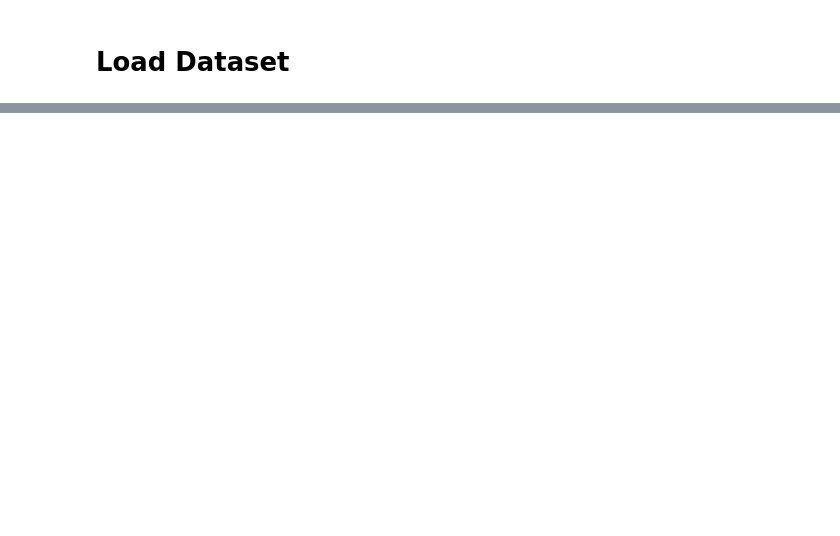
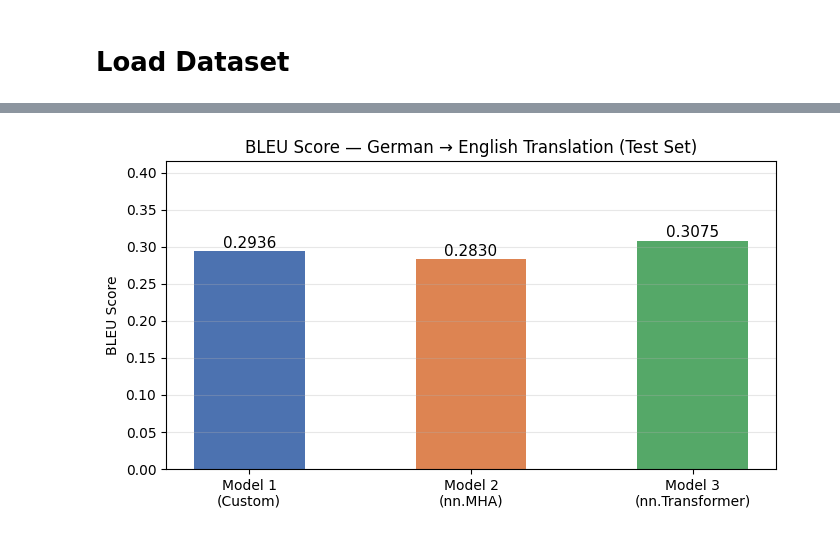
Before and after one commit to ShambaC/Deep-Learning-Lab-AI69202, a Jupyter notebook: Class 8/25AI92F02_Assignment8.ipynb, the cells around one changed output, grey strips where cells are left out. Cells and saved outputs as stored; diff of their text form; code cells hidden in the pictures; blank space fills up the shorter version.

```diff
--- a/Class 8/25AI92F02_Assignment8.ipynb
+++ b/Class 8/25AI92F02_Assignment8.ipynb
@@ -44,0 +712,11 @@ No, stop words should not be removed in the case of Multi30K because it is a tra
+# %%
+print("Computing BLEU scores …")
+
+bleu1, hyps1 = compute_corpus_bleu(model1, de_test_ids, en_test_tok)
+print(f"  Model 1 (Custom)         BLEU = {bleu1:.4f}")
+
+bleu2, hyps2 = compute_corpus_bleu(model2, de_test_ids, en_test_tok)
+print(f"  Model 2 (nn.MHA)         BLEU = {bleu2:.4f}")
+
+bleu3, hyps3 = compute_corpus_bleu(model3, de_test_ids, en_test_tok)
+print(f"  Model 3 (nn.Transformer) BLEU = {bleu3:.4f}")
@@ -44,0 +728,18 @@ No, stop words should not be removed in the case of Multi30K because it is a tra
+# %%
+fig, ax = plt.subplots(figsize=(7, 4))
+model_labels = ["Model 1\n(Custom)", "Model 2\n(nn.MHA)", "Model 3\n(nn.Transformer)"]
+bleu_scores  = [bleu1, bleu2, bleu3]
+bar_colors   = ["#4C72B0", "#DD8452", "#55A868"]
+bars = ax.bar(model_labels, bleu_scores, color=bar_colors, width=0.5)
+for bar, s in zip(bars, bleu_scores):
+    ax.text(bar.get_x() + bar.get_width() / 2,
+            bar.get_height() + 0.001,
+            f"{s:.4f}", ha='center', va='bottom', fontsize=11)
+ax.set_title("BLEU Score — German → English Translation (Test Set)")
+ax.set_ylabel("BLEU Score")
+ax.set_ylim(0, max(bleu_scores) * 1.35)
+ax.grid(axis='y', alpha=0.3)
+plt.tight_layout()
+plt.show()
+# %% [output]
+[figure, added]
```
Also changed, not shown: parts of 36 cells of this notebook, 2 other files.
